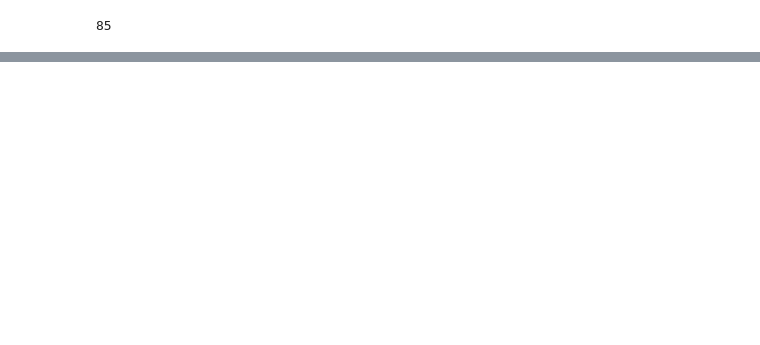
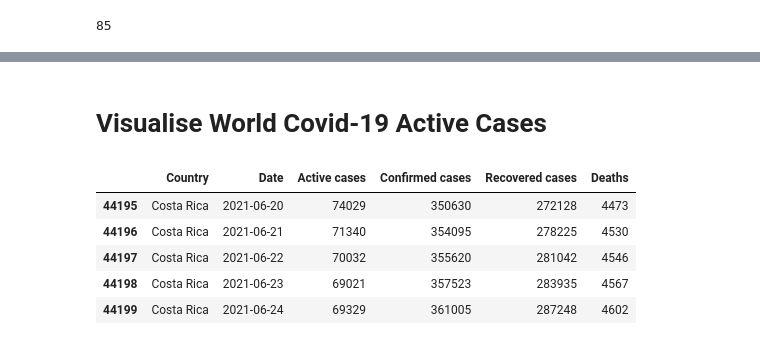
Before and after one commit to firdausmehta/COVID19-Global-Air-Quality, a Jupyter notebook: Clean_Data_Firdaus.ipynb, the cells around one changed output, grey strips where cells are left out. Cells and saved outputs as stored; diff of their text form; code cells hidden in the pictures; blank space fills up the shorter version.

```diff
--- a/Clean_Data_Firdaus.ipynb
+++ b/Clean_Data_Firdaus.ipynb
@@ -577,3 +577,14 @@ final_clean_air_df.head()
 # %%
 # Export the air data to csv file for future use
 final_clean_air_df.to_csv("output_csv/clean_world_air.csv", index=False)
+# %% [markdown]
+# Visualise World Covid-19 Active Cases
+# %%
+covid_df.tail()
+# %% [output]
+|  | Country | Date | Active cases | Confirmed cases | Recovered cases | Deaths |
+| 44195 | Costa Rica | 2021-06-20 | 74029 | 350630 | 272128 | 4473 |
+| 44196 | Costa Rica | 2021-06-21 | 71340 | 354095 | 278225 | 4530 |
+| 44197 | Costa Rica | 2021-06-22 | 70032 | 355620 | 281042 | 4546 |
+| 44198 | Costa Rica | 2021-06-23 | 69021 | 357523 | 283935 | 4567 |
+| 44199 | Costa Rica | 2021-06-24 | 69329 | 361005 | 287248 | 4602 |
```
Also changed, not shown: parts of 4 cells of this notebook.
